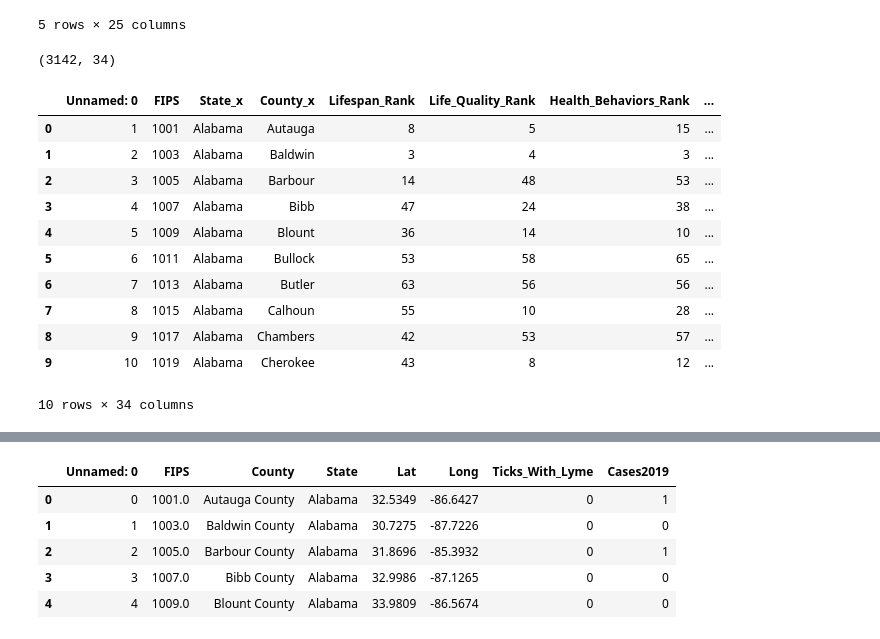
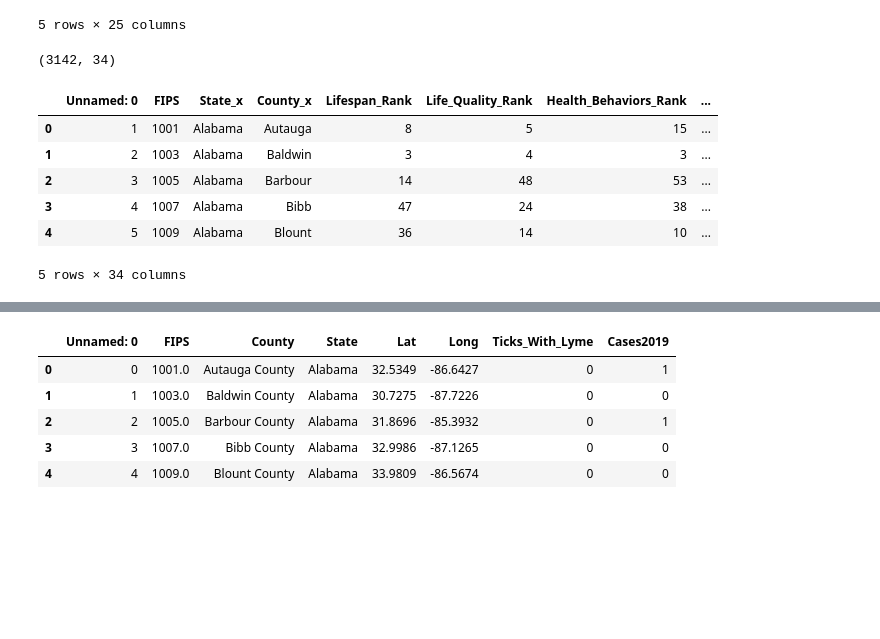
Before and after one commit to Tsoggy/Lyme_Disease, a Jupyter notebook: Resources/Notebooks/Lyme_ML_model.ipynb, the cells around one changed output, grey strips where cells are left out. Drawn from its saved outputs; the diff is of its cells as text; code cells hidden in the pictures; blank space fills up the shorter version.

```diff
--- a/Resources/Notebooks/Lyme_ML_model.ipynb
+++ b/Resources/Notebooks/Lyme_ML_model.ipynb
@@ -47,20 +48,15 @@ df2.head()
 # %%
 df_merged = df.merge(df2, how='left', on='FIPS')
 print(df_merged.shape)
-df_merged.head(10)
+df_merged.head()
 # %% [output]
 (3142, 34)
 |  | Unnamed: 0 | FIPS | State_x | County_x | Lifespan_Rank | Life_Quality_Rank | Health_Behaviors_Rank | ... |
 | 0 | 1 | 1001 | Alabama | Autauga | 8 | 5 | 15 | ... |
 | 1 | 2 | 1003 | Alabama | Baldwin | 3 | 4 | 3 | ... |
 | 2 | 3 | 1005 | Alabama | Barbour | 14 | 48 | 53 | ... |
 | 3 | 4 | 1007 | Alabama | Bibb | 47 | 24 | 38 | ... |
 | 4 | 5 | 1009 | Alabama | Blount | 36 | 14 | 10 | ... |
-| 5 | 6 | 1011 | Alabama | Bullock | 53 | 58 | 65 | ... |
-| 6 | 7 | 1013 | Alabama | Butler | 63 | 56 | 56 | ... |
-| 7 | 8 | 1015 | Alabama | Calhoun | 55 | 10 | 28 | ... |
-| 8 | 9 | 1017 | Alabama | Chambers | 42 | 53 | 57 | ... |
-| 9 | 10 | 1019 | Alabama | Cherokee | 43 | 8 | 12 | ... |
-10 rows × 34 columns
+5 rows × 34 columns
 # %%
 df_merged = df_merged.dropna()
```
Also changed, not shown: parts of 69 cells of this notebook, 10 other files.
